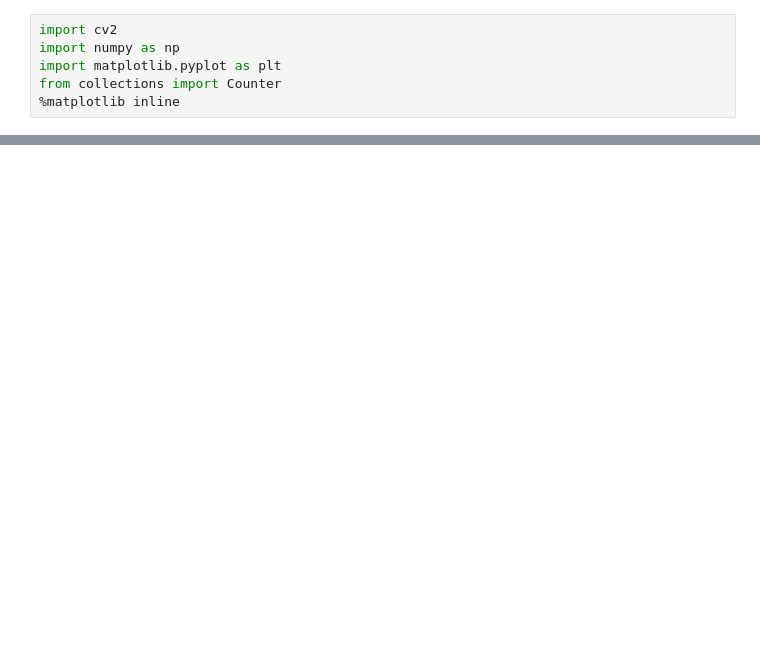
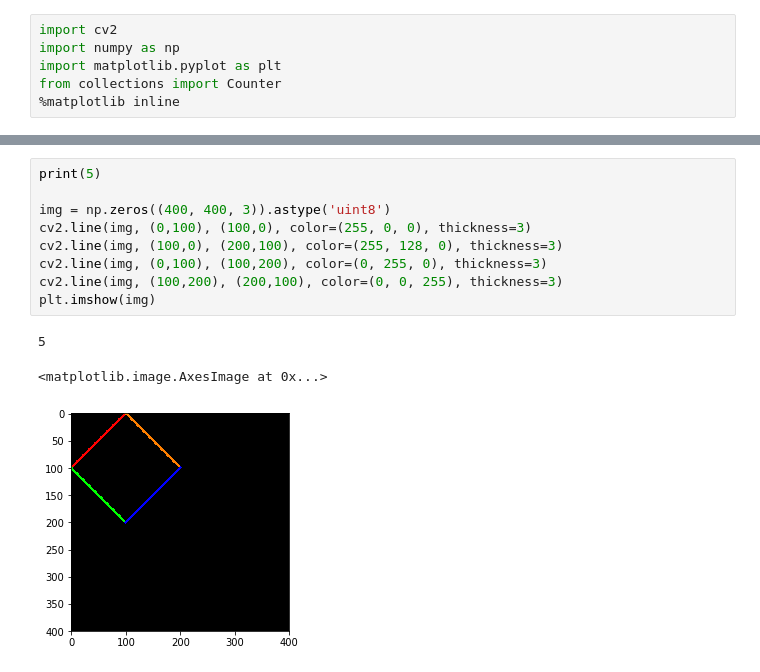
Before and after one commit to zsc/kid-programming, a Jupyter notebook: Sectors.ipynb, the cells around one changed output, grey strips where cells are left out. Cells and saved outputs as stored; diff of their text form; blank space fills up the shorter version.

```diff
--- a/Sectors.ipynb
+++ b/Sectors.ipynb
@@ -25,0 +56,13 @@ plt.imshow(img)
+# %%
+print(5)
+
+img = np.zeros((400, 400, 3)).astype('uint8')
+cv2.line(img, (0,100), (100,0), color=(255, 0, 0), thickness=3)
+cv2.line(img, (100,0), (200,100), color=(255, 128, 0), thickness=3)
+cv2.line(img, (0,100), (100,200), color=(0, 255, 0), thickness=3)
+cv2.line(img, (100,200), (200,100), color=(0, 0, 255), thickness=3)
+plt.imshow(img)
+# %% [output]
+5
+<matplotlib.image.AxesImage at 0x...>
+[figure, added]
```
Also changed, not shown: parts of 3 cells of this notebook.
